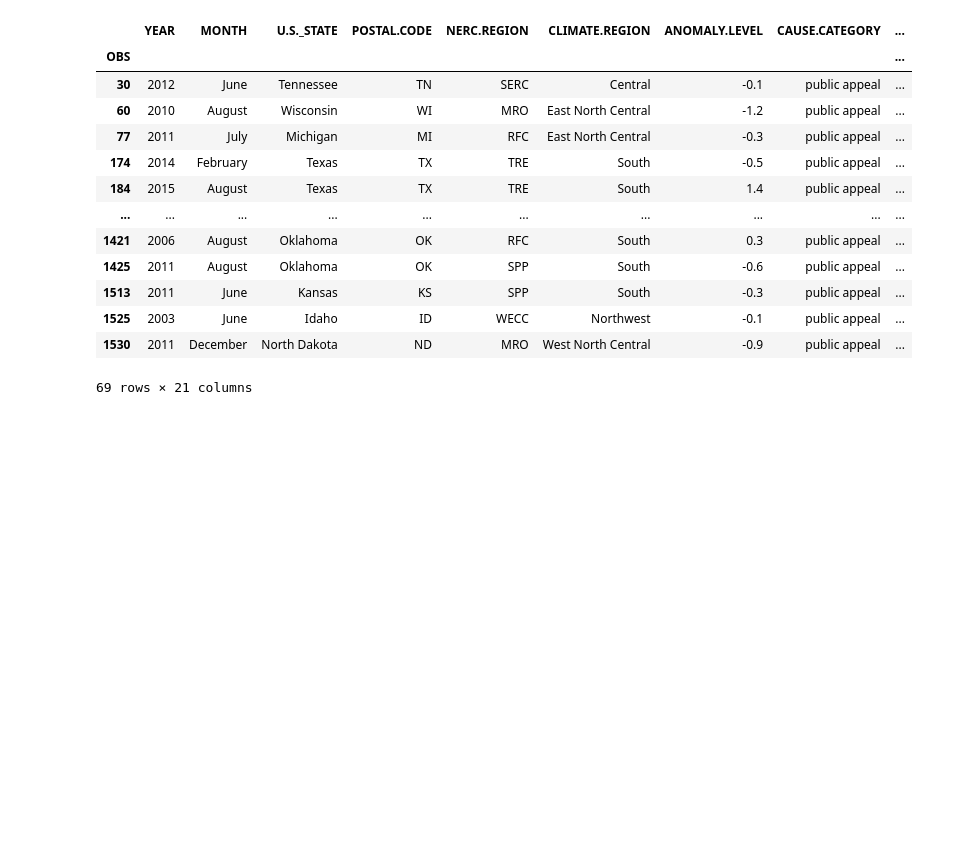
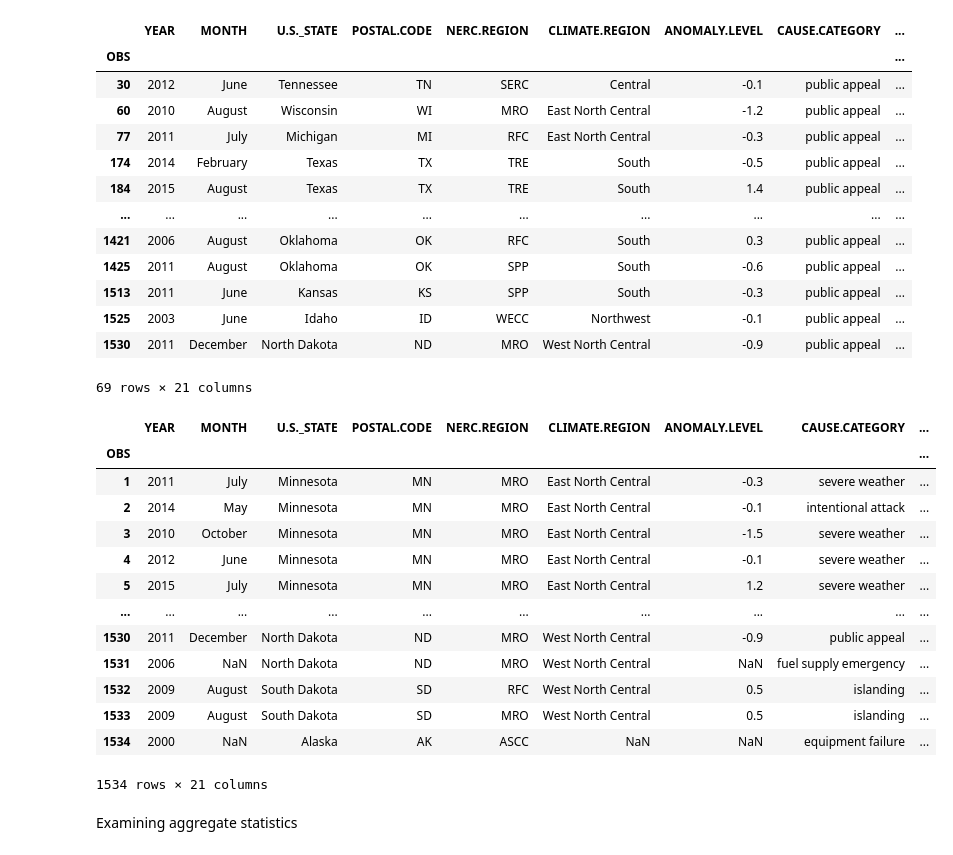
Before and after one commit to ethanlam101/Exploring-Power-Outages, a Jupyter notebook: exploration.ipynb, the cells around one changed output. Drawn from its saved outputs; the diff is of its cells as text; code cells hidden in the pictures; blank space fills up the shorter version.

```diff
--- a/exploration.ipynb
+++ b/exploration.ipynb
@@ -154,3 +165,22 @@ duration_vs_sales.show()
 # %%
 demandloss_vs_cause = px.scatter(relevant, x='CUSTOMERS.AFFECTED', y='OUTAGE.DURATION')
 demandloss_vs_cause
+# %%
+relevant
+# %% [output]
+|  | YEAR | MONTH | U.S._STATE | POSTAL.CODE | NERC.REGION | CLIMATE.REGION | ANOMALY.LEVEL | CAUSE.CATEGORY | ... |
+| OBS |  |  |  |  |  |  |  |  | ... |
+| 1 | 2011 | July | Minnesota | MN | MRO | East North Central | -0.3 | severe weather | ... |
+| 2 | 2014 | May | Minnesota | MN | MRO | East North Central | -0.1 | intentional attack | ... |
+| 3 | 2010 | October | Minnesota | MN | MRO | East North Central | -1.5 | severe weather | ... |
+| 4 | 2012 | June | Minnesota | MN | MRO | East North Central | -0.1 | severe weather | ... |
+| 5 | 2015 | July | Minnesota | MN | MRO | East North Central | 1.2 | severe weather | ... |
+| ... | ... | ... | ... | ... | ... | ... | ... | ... | ... |
+| 1530 | 2011 | December | North Dakota | ND | MRO | West North Central | -0.9 | public appeal | ... |
+| 1531 | 2006 | NaN | North Dakota | ND | MRO | West North Central | NaN | fuel supply emergency | ... |
+| 1532 | 2009 | August | South Dakota | SD | RFC | West North Central | 0.5 | islanding | ... |
+| 1533 | 2009 | August | South Dakota | SD | MRO | West North Central | 0.5 | islanding | ... |
+| 1534 | 2000 | NaN | Alaska | AK | ASCC | NaN | NaN | equipment failure | ... |
+1534 rows × 21 columns
+# %% [markdown]
+Examining aggregate statistics
```
Also changed, not shown: parts of 35 cells of this notebook, 1 other file.
